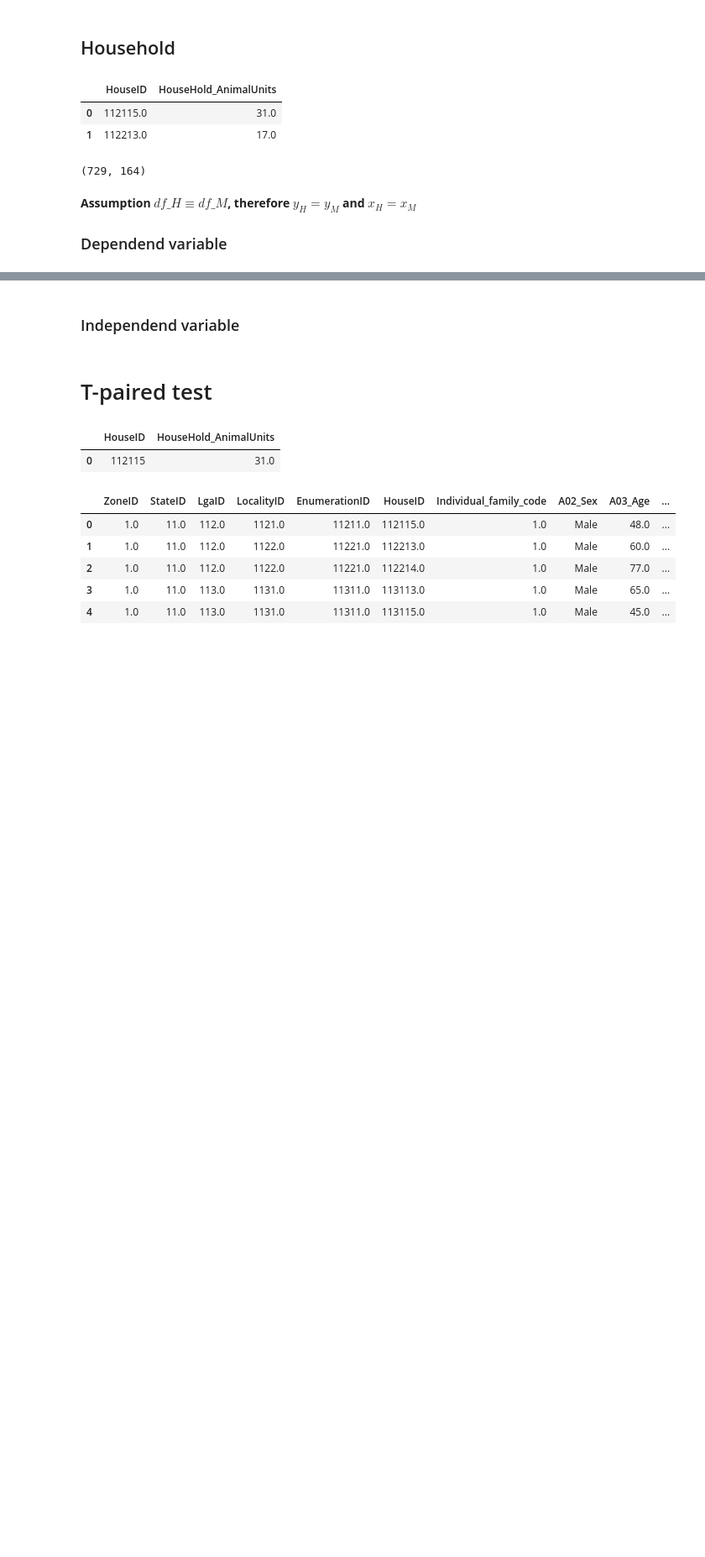
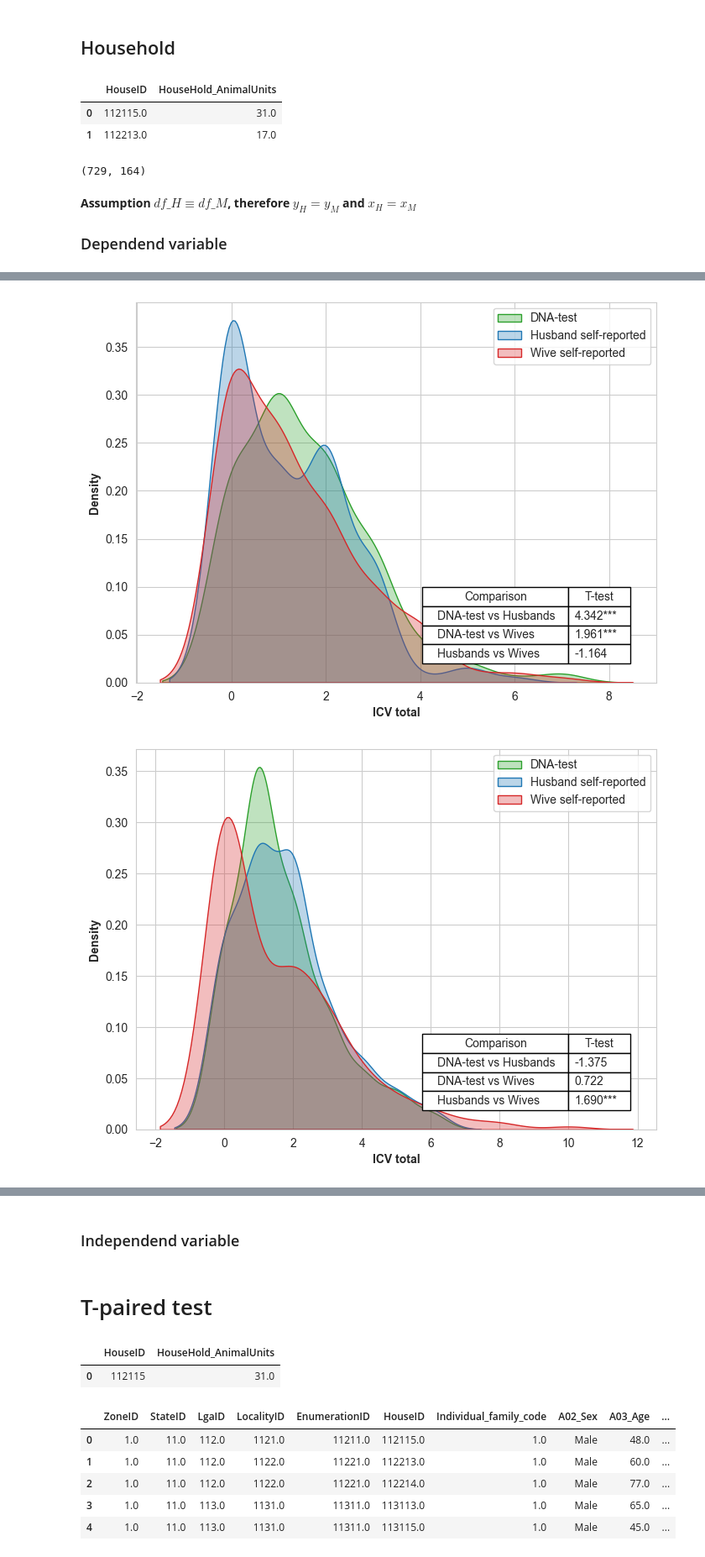
Before and after one commit to japrietov/Technology-Adoption, a Jupyter notebook: Code/Preliminary Results - Oct12.ipynb, the cells around one changed output, grey strips where cells are left out. Shown at 84% size. Drawn from its saved outputs; the diff is of its cells as text; code cells hidden in the pictures; blank space fills up the shorter version.

```diff
--- a/Code/Preliminary Results - Oct12.ipynb
+++ b/Code/Preliminary Results - Oct12.ipynb
@@ -183,0 +190,37 @@ for index, var in enumerate(['Household_ICV', 'planted']):
+# %%
+for index, var in enumerate(['Household_ICV', 'planted']):
+    for zone in df_F['ZoneID'].unique():
+        fig1, ax1 = plt.subplots(dpi=100, figsize=(8, 6))
+
+        df_F_tmp = df_F[df_F['ZoneID'] == zone]
+        df_M_tmp = df_M[df_M['ZoneID'] == zone]
+        df_H_dna_tmp = df_H_dna[df_H_dna['ZoneID'] == zone]
+
+        ttest_HM = ttest_rel(df_H_dna_tmp[f'{var}'], df_M_tmp[f'{var}'], nan_policy='omit')
+        ttest_HF = ttest_rel(df_H_dna_tmp[f'{var}'], df_F_tmp[f'{var}'], nan_policy='omit')
+        ttest_MF = ttest_rel(df_M_tmp[f'{var}'], df_F_tmp[f'{var}'], nan_policy='omit')
+
+        data = []
+        data.append(['DNA-test vs Husbands', convert_pvalue(ttest_HM[0], ttest_HM[1])])
+        data.append(['DNA-test vs Wives', convert_pvalue(ttest_HF[0], ttest_HF[1])])
+        data.append(['Husbands vs Wives', convert_pvalue(ttest_MF[0], ttest_MF[1])])
+
+        df_ttest = pd.DataFrame(data, columns = ['Comparison', 'T-test'])
+
+        sns.kdeplot(df_H_dna_tmp[var], ax = ax1, fill=True, color="C2", label ="DNA-test",  alpha=0.3)
+        sns.kdeplot(df_M_tmp[var], ax = ax1, fill=True, color="C0", label ="Husband self-reported",  alpha=0.3)
+        sns.kdeplot(df_F_tmp[var], ax = ax1, fill=True, color="C3", label ="Wive self-reported",  alpha=0.3)
+        ax1.set_xlabel(var)
+
+        ax1.table(cellText=df_ttest.values, colLabels=df_ttest.columns,
+                  cellLoc='left', colWidths=[0.7, 0.3], bbox = (0.55, 0.05, 0.4, 0.2), loc='lower right', zorder=10)
+        ax1.legend(loc=index+1)
+        # ax1.set_title(labels[index])
+
+        ax1.set_ylabel('Density', fontweight='bold')
+        ax1.set_xlabel('Y/N ICV' if var == 'planted' else 'ICV total', fontweight='bold')
+
+        fig1.savefig(f"../Output/Figures/{var}_{zone}.png", dpi=100, bbox_inches='tight' )
+# %% [output]
+[figure, added]
+[figure, added]
```
Also changed, not shown: parts of 6 cells of this notebook, 41 other files.
